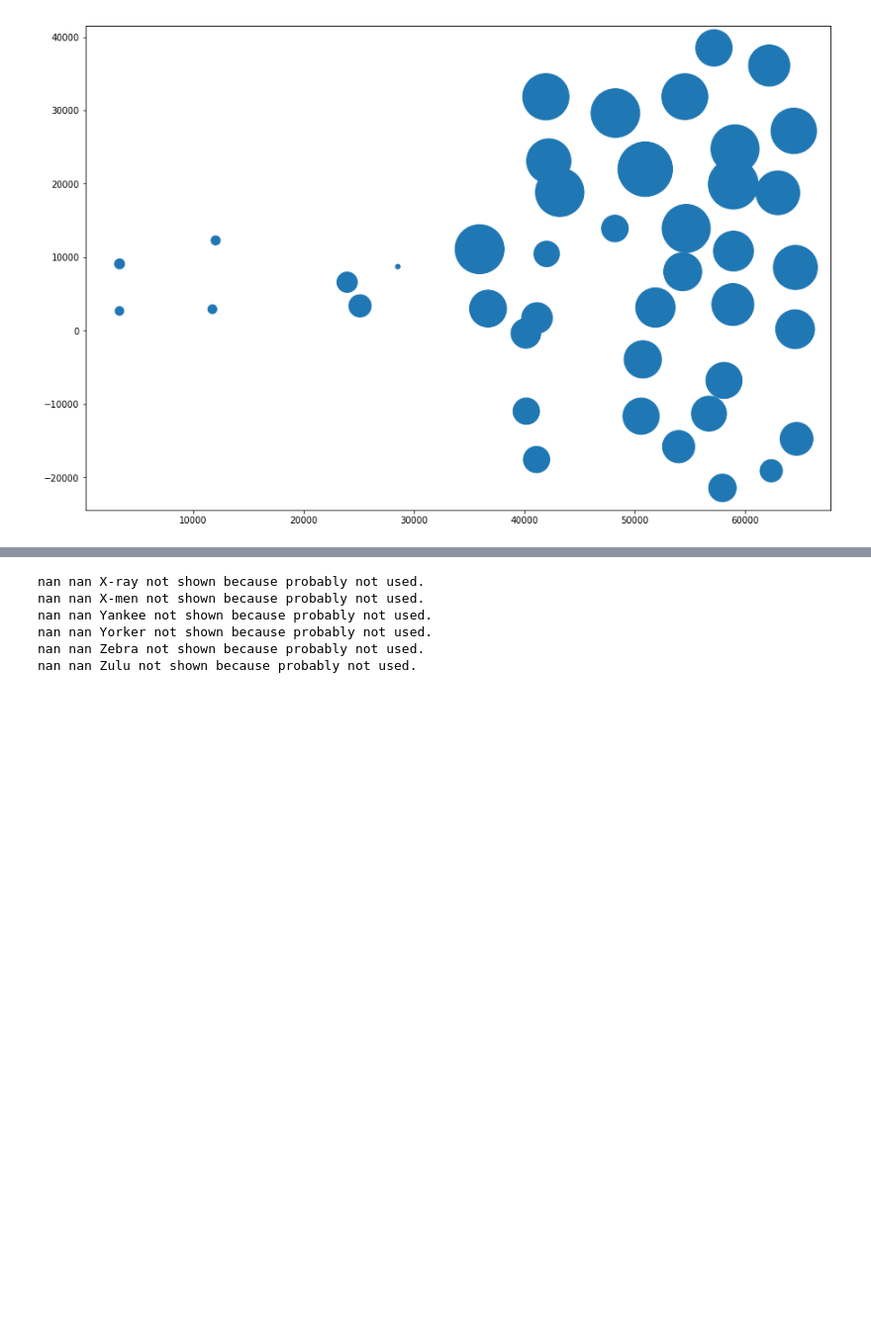
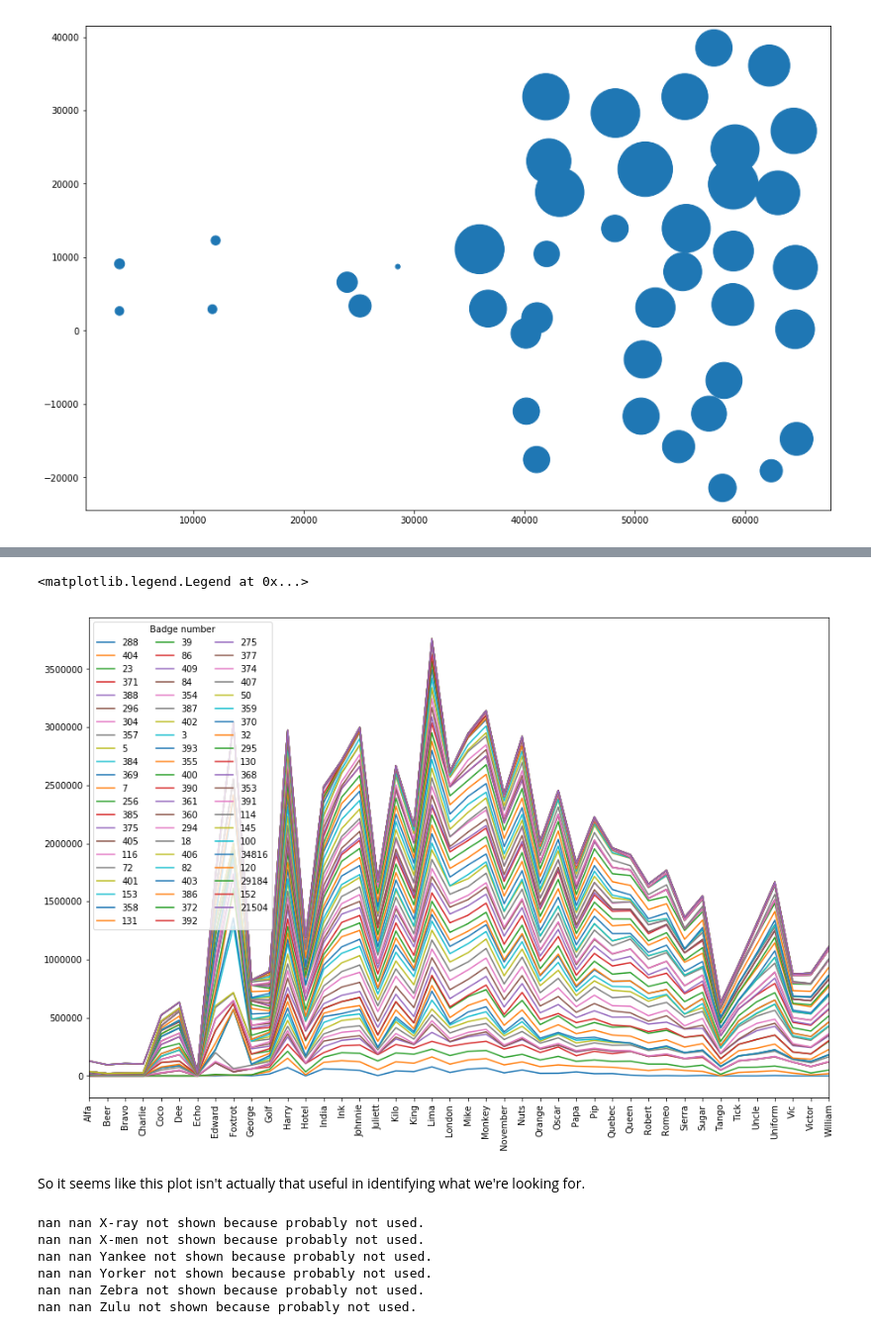
Before and after one commit to notionparallax/sensicorn, a Jupyter notebook: initialDataAnalysis/scan period visualisation.ipynb, the cells around one changed output, grey strips where cells are left out. Shown at 99% size. Saved outputs shown, nothing was run; the diff lists cells and outputs as text; code cells hidden in the pictures; blank space fills up the shorter version.

Commit message:
make a stacked graph of detections per base

```diff
--- a/initialDataAnalysis/scan period visualisation.ipynb
+++ b/initialDataAnalysis/scan period visualisation.ipynb
@@ -143,0 +109,3 @@ TODO: do a stacked bar or wedge of detections by badge number
+# %%
+badge_numbers = c_data.minor.unique()
+print("there are {} badges detected in this period, they are:\n{}".format(len(badge_numbers), badge_numbers))
@@ -144,3 +120,28 @@ TODO: do a stacked bar or wedge of detections by badge number
+# %%
+agent_names = c_data.agentName.unique()
+
+data = pd.DataFrame(index=agent_names)
+
+for i in range(0, len(badge_numbers)):
+    s = c_data[c_data.minor==badge_numbers[i]].groupby("agentName").count().minor.to_frame()
+    s.columns = [badge_numbers[i]]
+    data = pd.concat([data, s], axis=1, join="outer")
+
+data.fillna(0, inplace=True)
+data.apply(pd.to_numeric)
+data.head()
+# %%
+data.plot(stacked=True)
+x = range(0, len(agent_names), 1)
+plt.xticks(x)
+plt.xticks(x, data.index, rotation='vertical')
+plt.legend(loc="upper left", bbox_to_anchor=[0, 1],
+           ncol=3, shadow=False, title="Badge number", fancybox=True)
+# %% [output]
+<matplotlib.legend.Legend at 0x...>
+[figure, added]
+# %% [markdown]
+So it seems like this plot isn't actually that useful in identifying what we're looking for.
 # %%
 def draw_infrastructure(title="Sticker and Base Station Locations", draw_graph=False, draw_img=False,
                         draw_boundaries=False, draw_axes=False, draw_stickers=False, draw_basestations=False, draw_seat_names=False,
```
Also changed, not shown: parts of 11 cells of this notebook.
